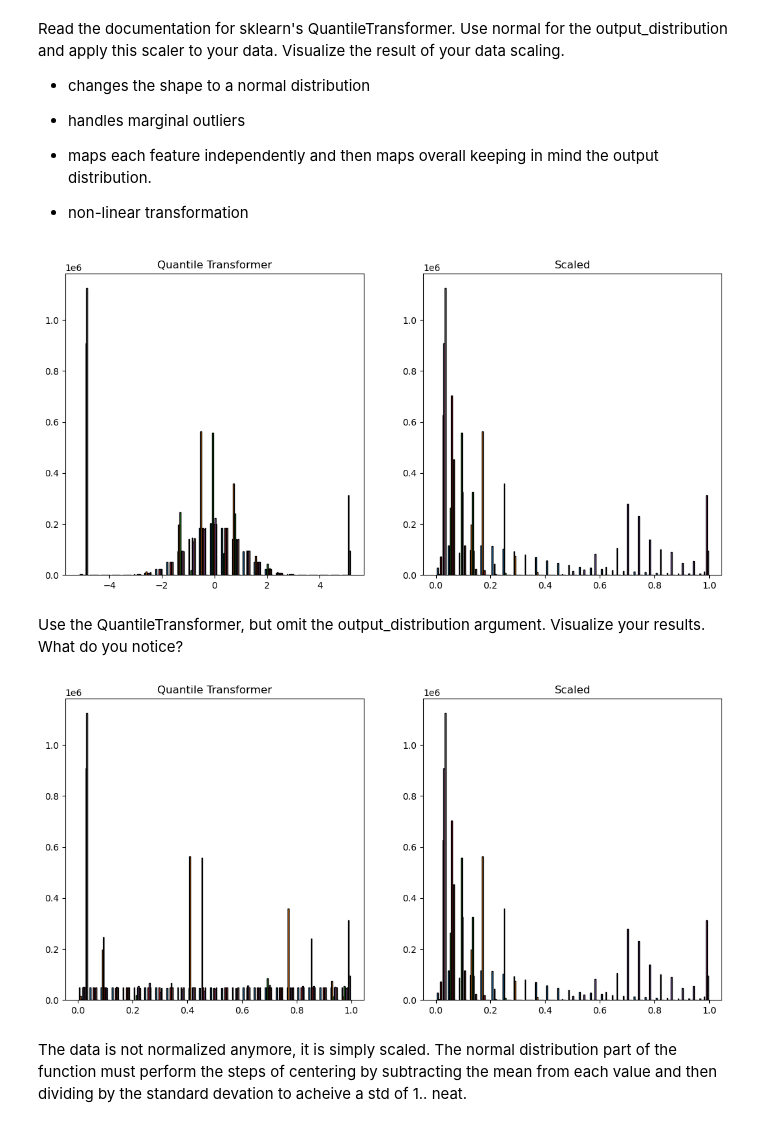
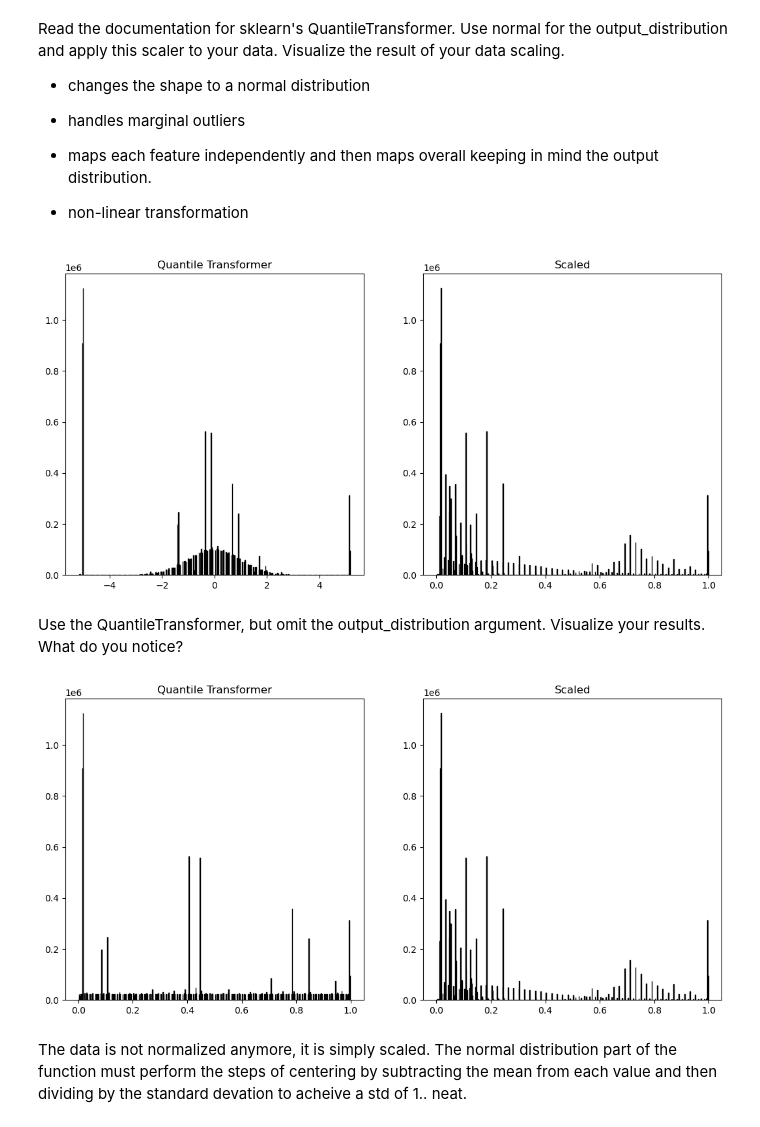
Before and after one commit to lewisalexia/regression-exercises, a Jupyter notebook: scaling.ipynb, the cells around one changed output. Saved outputs shown, nothing was run; the diff lists cells and outputs as text; code cells hidden in the pictures.

```diff
--- a/scaling.ipynb
+++ b/scaling.ipynb
@@ -95,17 +95,15 @@ ex.hist_zillow(train)
 minmaxscaler = sklearn.preprocessing.MinMaxScaler()
 # Note that we only call .fit with the training data,
 # but we use .transform to apply the scaling to all the data splits.
-X_train_scaled_mm = minmaxscaler.fit_transform(X_train)
-X_validate_scaled_mm = minmaxscaler.transform(X_validate)
-X_test_scaled_mm = minmaxscaler.transform(X_test)
+X_train_scaled_mm = pd.DataFrame(minmaxscaler.fit_transform(X_train))
 
 # visualizing original and X_train scaled data
 plt.figure(figsize=(13, 6))
 plt.subplot(121)
-plt.hist(X_train, bins=25, ec='black')
+plt.hist(X_train, bins=50, ec='black')
 plt.title('Original')
 plt.subplot(122)
-plt.hist(X_train_scaled_mm, bins=25, ec='black')
+plt.hist(X_train_scaled_mm, bins=50, ec='black')
 plt.title('Scaled')
 plt.show()
 # %% [output]
@@ -219,19 +213,19 @@ from sklearn.preprocessing import QuantileTransformer
 # %%
 # quantile transform the raw data
 quantile = QuantileTransformer(output_distribution='normal')
 X_train_qt = quantile.fit_transform(X_train)
 
 # histogram of the transformed data
 plt.figure(figsize=(13, 6))
 plt.subplot(121)
-plt.hist(X_train_qt, bins=25, ec='black')
+plt.hist(X_train_qt, bins=50, ec='black')
 plt.title('Quantile Transformer')
 plt.subplot(122)
-plt.hist(X_train_scaled_mm, bins=25, ec='black')
+plt.hist(X_train_scaled_mm, bins=50, ec='black')
 plt.title('Scaled')
 plt.show()
 # %% [output]
-[figure, old version]
+[figure, new version]
 # %% [markdown]
 Use the QuantileTransformer, but omit the output_distribution argument. Visualize your results. What do you notice?
 # %%
@@ -242,14 +236,14 @@ X_train_qt2 = quantile.fit_transform(X_train)
 # histogram of the transformed data
 plt.figure(figsize=(13, 6))
 plt.subplot(121)
-plt.hist(X_train_qt2, bins=25, ec='black')
+plt.hist(X_train_qt2, bins=50, ec='black')
 plt.title('Quantile Transformer')
 plt.subplot(122)
-plt.hist(X_train_scaled_mm, bins=25, ec='black')
+plt.hist(X_train_scaled_mm, bins=50, ec='black')
 plt.title('Scaled')
 plt.show()
 # %% [output]
-[figure, old version]
+[figure, new version]
 # %% [markdown]
 The data is not normalized anymore, it is simply scaled. The normal distribution part of the function must perform the steps of centering by subtracting the mean from each value and then dividing by the standard devation to acheive a std of 1.. neat.
 # %% [markdown]
```
Also changed, not shown: parts of 9 cells of this notebook.
